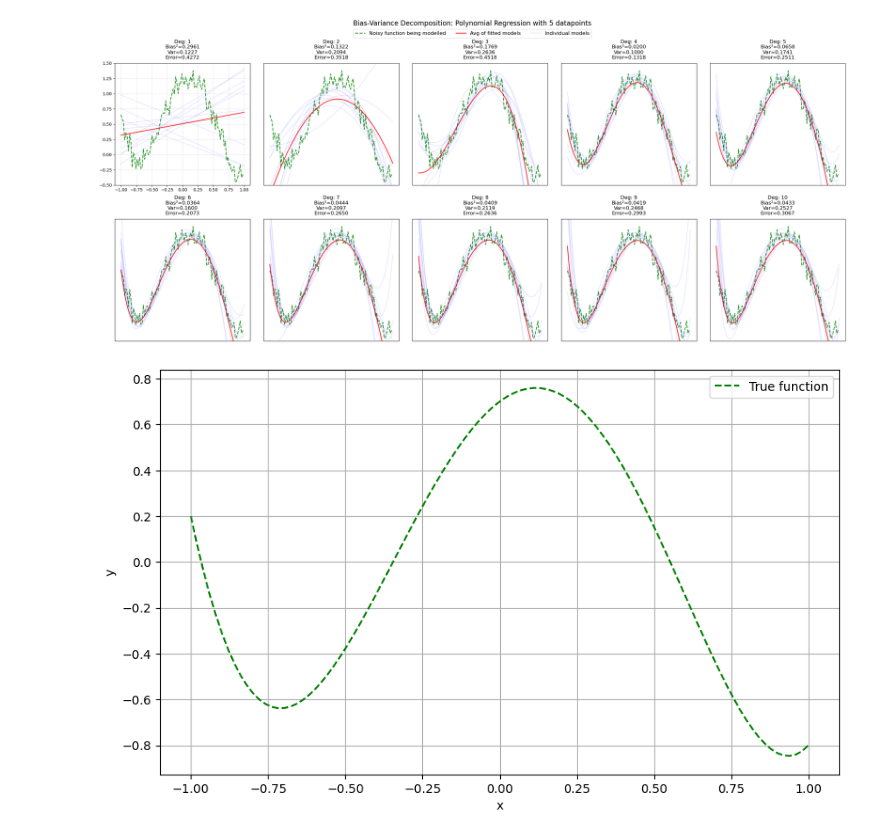
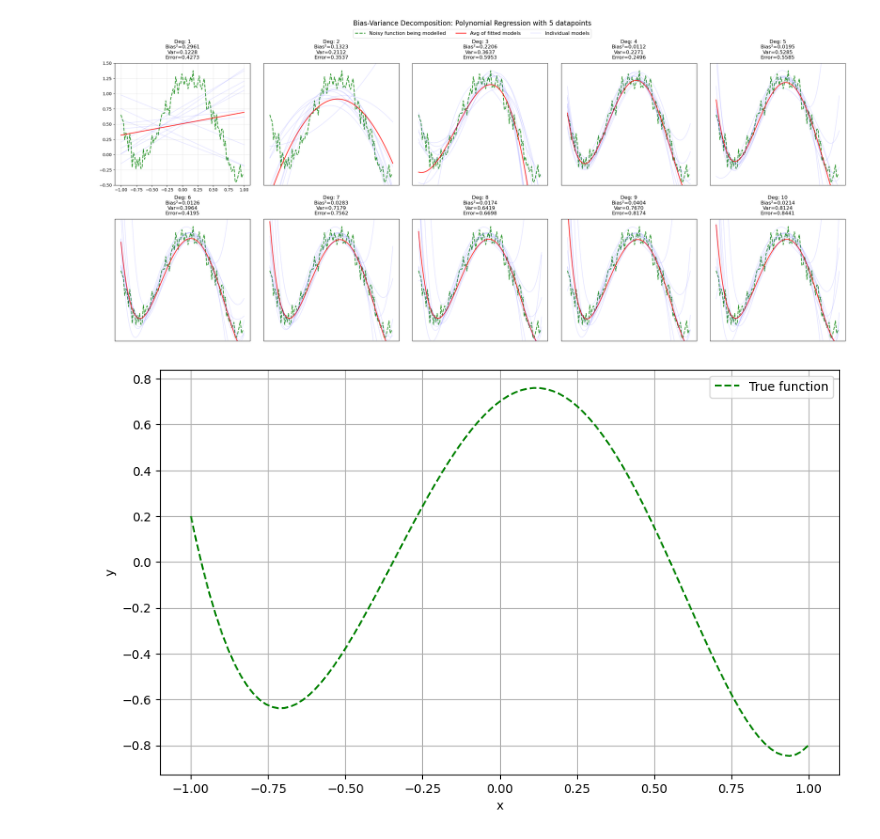
Before and after one commit to julianrdcosta/double-descent, a Jupyter notebook: bias-variance-poly.ipynb, the cells around one changed output. Cells and saved outputs as stored; diff of their text form; code cells hidden in the pictures.

```diff
--- a/bias-variance-poly.ipynb
+++ b/bias-variance-poly.ipynb
@@ -294,8 +294,8 @@ n_points = 10
 n_trials = 300
 n_test = 100
 noise_level = 0.1
-degrees = range(1, 21)
-lambda_param = 0.1  # Ridge regression parameter
+degrees = range(1, 11)
+lambda_param = 0.0001  # Ridge regression parameter
 
 # Generate 30 sets of 5 training points
 X_trains = []
@@ -451,7 +451,7 @@ n_trials = 30
 n_test = 100
 noise_level = 0.1
 degrees = range(1, 11)
-lambda_param = 0.001  # Ridge regression parameter
+lambda_param = 0.0001  # Ridge regression parameter
 
 # Generate 30 sets of 5 training points
 X_trains = []
@@ -551,34 +551,34 @@ fig.legend(lines, labels, loc='upper center', bbox_to_anchor=(0.5, 0.96),
 for i, degree in enumerate(degrees, 1):
     plt.subplot(2, 5, i)
 
     # Plot true function
     plt.plot(X_test, y_test, '--', color='green', alpha=0.8, linewidth=2)
 
     # Plot mean prediction
     plt.plot(X_test, mean_pred_by_degree[i-1], 'r-', alpha=0.8, linewidth=2)
 
     # Plot individual predictions (sample)
     for j in range(min(10, n_trials)):
         plt.plot(X_test, test_predictions[i-1, j], 'b-', alpha=0.1)
 
     plt.title(f'Deg: {degree}\nBias²={test_bias[i-1]:.4f}\nVar={test_variance[i-1]:.4f}\nError={test_mse[i-1]:.4f}',
               pad=10, fontsize=12)  # Increased fontsize
     plt.ylim(-0.5, 1.5)
 
     # Only show tick labels for leftmost plots
     if i != 1:
         plt.yticks([])
         plt.xticks([])
 
     plt.grid(True, alpha=0.3)
 
 # Adjust layout
 plt.tight_layout()
 # Adjust the top margin to make room for title and legend
 plt.subplots_adjust(top=0.85, wspace=0.1)  # Reduced wspace since we removed most tick labels
 plt.show()
 # %% [output]
-[figure, old version]
+[figure, new version]
 # %%
 def sigmoid5(x):
     return 0.5*x**5 + 3*x**4 - 2*x**3 + -4*x**2 + x + 0.7
```
Also changed, not shown: parts of 12 cells of this notebook, 4 other files.
